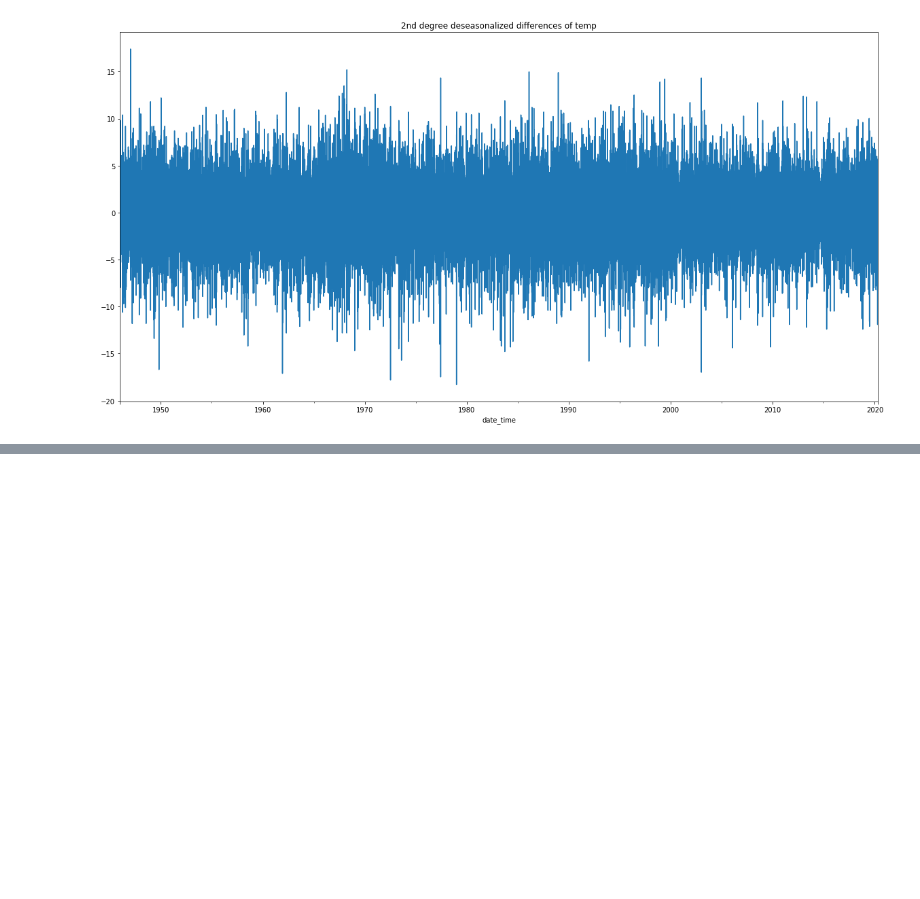
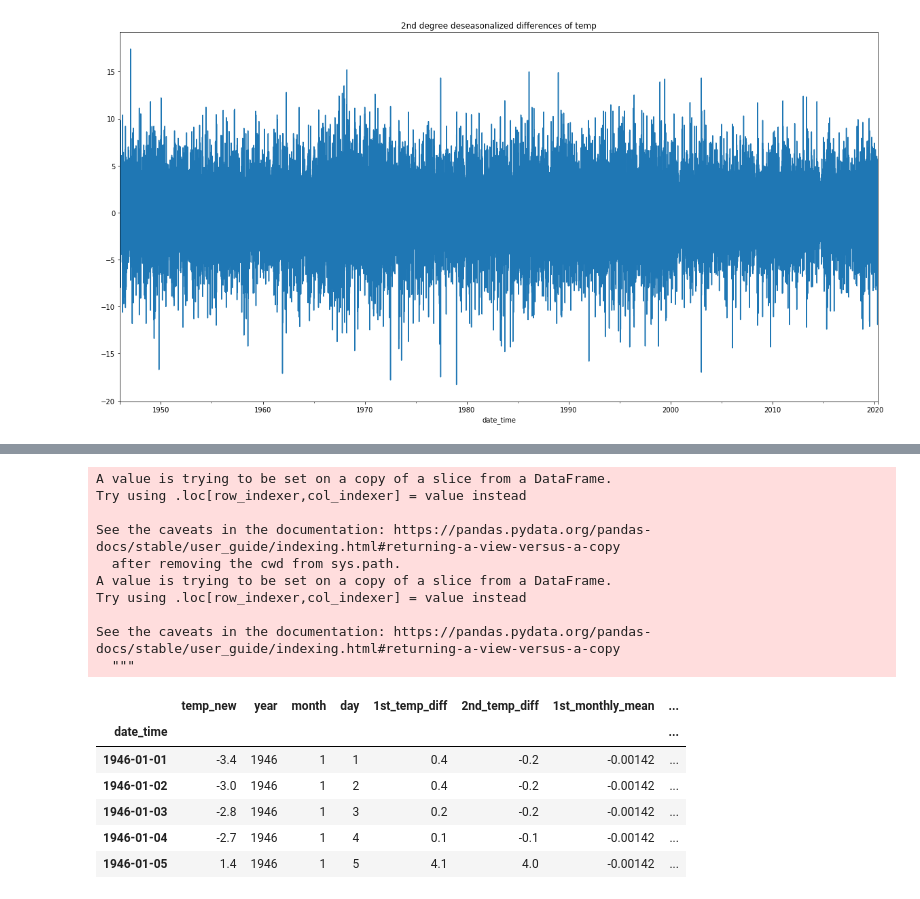
Before and after one commit to SabFrAlphin/first_projects, a Jupyter notebook: 05_Project_Temperature/Temperature_data_validation.ipynb, the cells around one changed output, grey strips where cells are left out. Cells and saved outputs as stored; diff of their text form; code cells hidden in the pictures; blank space fills up the shorter version.

```diff
--- a/05_Project_Temperature/Temperature_data_validation.ipynb
+++ b/05_Project_Temperature/Temperature_data_validation.ipynb
@@ -193,3 +199,6 @@ df3['2nd_deseasonalized'].plot(figsize=(20,10), title='2nd degree deseasonalized
 # %% [output]
 <matplotlib.axes._subplots.AxesSubplot at 0x...>
 [figure]
+# %%
+df3.fillna(method='bfill', inplace=True)
+df3.isna().sum()
@@ -195,0 +223,25 @@ df3['2nd_deseasonalized'].plot(figsize=(20,10), title='2nd degree deseasonalized
+# %%
+# reconstruct the data, to check for errors in calculation
+# add back the monthly mean
+
+df3['1st_re_diff'] = df3['1st_deseasonalized'] + df3['1st_monthly_mean']
+df3['2nd_re_diff'] = df3['2nd_deseasonalized'] + df3['2nd_monthly_mean']
+df3.head()
+# %% [output]
+A value is trying to be set on a copy of a slice from a DataFrame.
+Try using .loc[row_indexer,col_indexer] = value instead
+
+See the caveats in the documentation: https://pandas.pydata.org/pandas-docs/stable/user_guide/indexing.html#returning-a-view-versus-a-copy
+  after removing the cwd from sys.path.
+A value is trying to be set on a copy of a slice from a DataFrame.
+Try using .loc[row_indexer,col_indexer] = value instead
+
+See the caveats in the documentation: https://pandas.pydata.org/pandas-docs/stable/user_guide/indexing.html#returning-a-view-versus-a-copy
+  """
+|  | temp_new | year | month | day | 1st_temp_diff | 2nd_temp_diff | 1st_monthly_mean | ... |
+| date_time |  |  |  |  |  |  |  | ... |
+| 1946-01-01 | -3.4 | 1946 | 1 | 1 | 0.4 | -0.2 | -0.00142 | ... |
+| 1946-01-02 | -3.0 | 1946 | 1 | 2 | 0.4 | -0.2 | -0.00142 | ... |
+| 1946-01-03 | -2.8 | 1946 | 1 | 3 | 0.2 | -0.2 | -0.00142 | ... |
+| 1946-01-04 | -2.7 | 1946 | 1 | 4 | 0.1 | -0.1 | -0.00142 | ... |
+| 1946-01-05 | 1.4 | 1946 | 1 | 5 | 4.1 | 4.0 | -0.00142 | ... |
```
Also changed, not shown: parts of 24 cells of this notebook.
